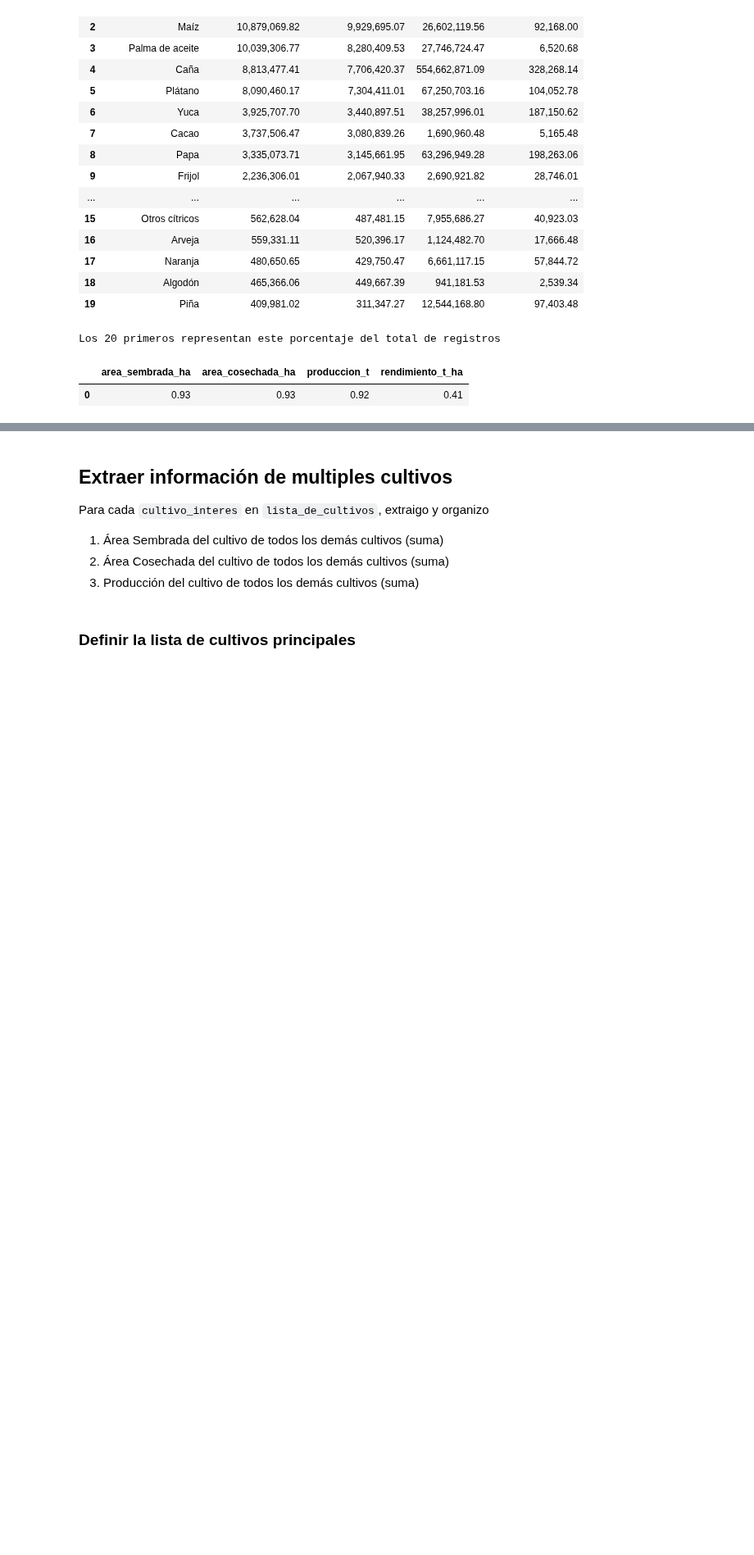
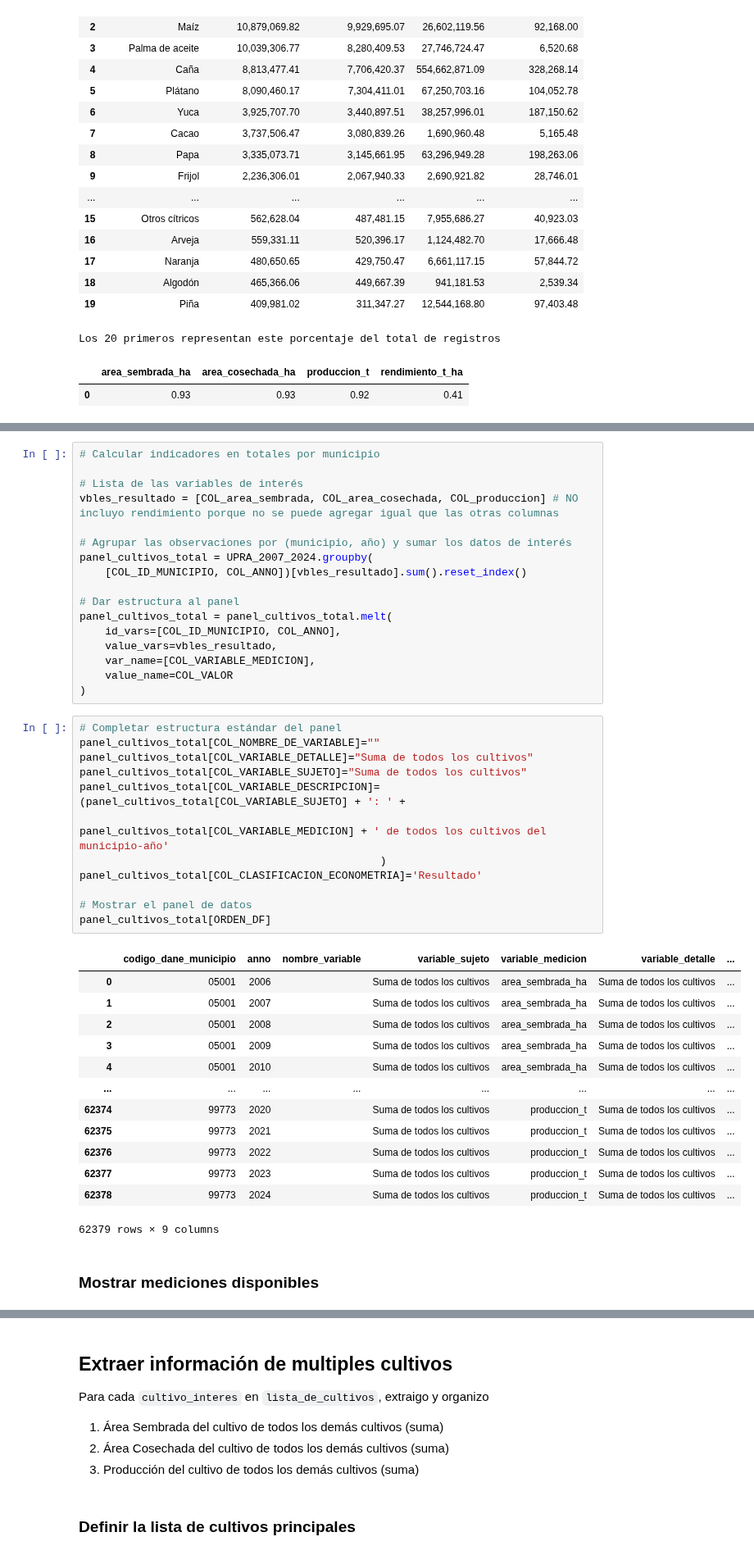
Before and after one commit to JC-AlfonsoR/PEG-mining-agriculture, a Jupyter notebook: engines/e1001_process_UPRA.ipynb, the cells around one changed output, grey strips where cells are left out. Shown at 82% size. Saved outputs shown, nothing was run; the diff lists cells and outputs as text; blank space fills up the shorter version.

```diff
--- a/engines/e1001_process_UPRA.ipynb
+++ b/engines/e1001_process_UPRA.ipynb
@@ -543,0 +593,45 @@ Los 20 primeros representan este porcentaje del total de registros
+# %%
+# Calcular indicadores en totales por municipio
+
+# Lista de las variables de interés
+vbles_resultado = [COL_area_sembrada, COL_area_cosechada, COL_produccion] # NO incluyo rendimiento porque no se puede agregar igual que las otras columnas
+
+# Agrupar las observaciones por (municipio, año) y sumar los datos de interés
+panel_cultivos_total = UPRA_2007_2024.groupby(
+    [COL_ID_MUNICIPIO, COL_ANNO])[vbles_resultado].sum().reset_index()
+
+# Dar estructura al panel
+panel_cultivos_total = panel_cultivos_total.melt(
+    id_vars=[COL_ID_MUNICIPIO, COL_ANNO],
+    value_vars=vbles_resultado,
+    var_name=[COL_VARIABLE_MEDICION],
+    value_name=COL_VALOR
+)
+# %%
+# Completar estructura estándar del panel
+panel_cultivos_total[COL_NOMBRE_DE_VARIABLE]=""
+panel_cultivos_total[COL_VARIABLE_DETALLE]="Suma de todos los cultivos"
+panel_cultivos_total[COL_VARIABLE_SUJETO]="Suma de todos los cultivos"
+panel_cultivos_total[COL_VARIABLE_DESCRIPCION]= (panel_cultivos_total[COL_VARIABLE_SUJETO] + ': ' +
+                                                panel_cultivos_total[COL_VARIABLE_MEDICION] + ' de todos los cultivos del municipio-año'
+                                               )
+panel_cultivos_total[COL_CLASIFICACION_ECONOMETRIA]='Resultado'
+
+# Mostrar el panel de datos
+panel_cultivos_total[ORDEN_DF]
+# %% [output]
+|  | codigo_dane_municipio | anno | nombre_variable | variable_sujeto | variable_medicion | variable_detalle | ... |
+| 0 | 05001 | 2006 |  | Suma de todos los cultivos | area_sembrada_ha | Suma de todos los cultivos | ... |
+| 1 | 05001 | 2007 |  | Suma de todos los cultivos | area_sembrada_ha | Suma de todos los cultivos | ... |
+| 2 | 05001 | 2008 |  | Suma de todos los cultivos | area_sembrada_ha | Suma de todos los cultivos | ... |
+| 3 | 05001 | 2009 |  | Suma de todos los cultivos | area_sembrada_ha | Suma de todos los cultivos | ... |
+| 4 | 05001 | 2010 |  | Suma de todos los cultivos | area_sembrada_ha | Suma de todos los cultivos | ... |
+| ... | ... | ... | ... | ... | ... | ... | ... |
+| 62374 | 99773 | 2020 |  | Suma de todos los cultivos | produccion_t | Suma de todos los cultivos | ... |
+| 62375 | 99773 | 2021 |  | Suma de todos los cultivos | produccion_t | Suma de todos los cultivos | ... |
+| 62376 | 99773 | 2022 |  | Suma de todos los cultivos | produccion_t | Suma de todos los cultivos | ... |
+| 62377 | 99773 | 2023 |  | Suma de todos los cultivos | produccion_t | Suma de todos los cultivos | ... |
+| 62378 | 99773 | 2024 |  | Suma de todos los cultivos | produccion_t | Suma de todos los cultivos | ... |
+62379 rows × 9 columns
+# %% [markdown]
+### Mostrar mediciones disponibles
```
Also changed, not shown: parts of 26 cells of this notebook, 5 other files.
